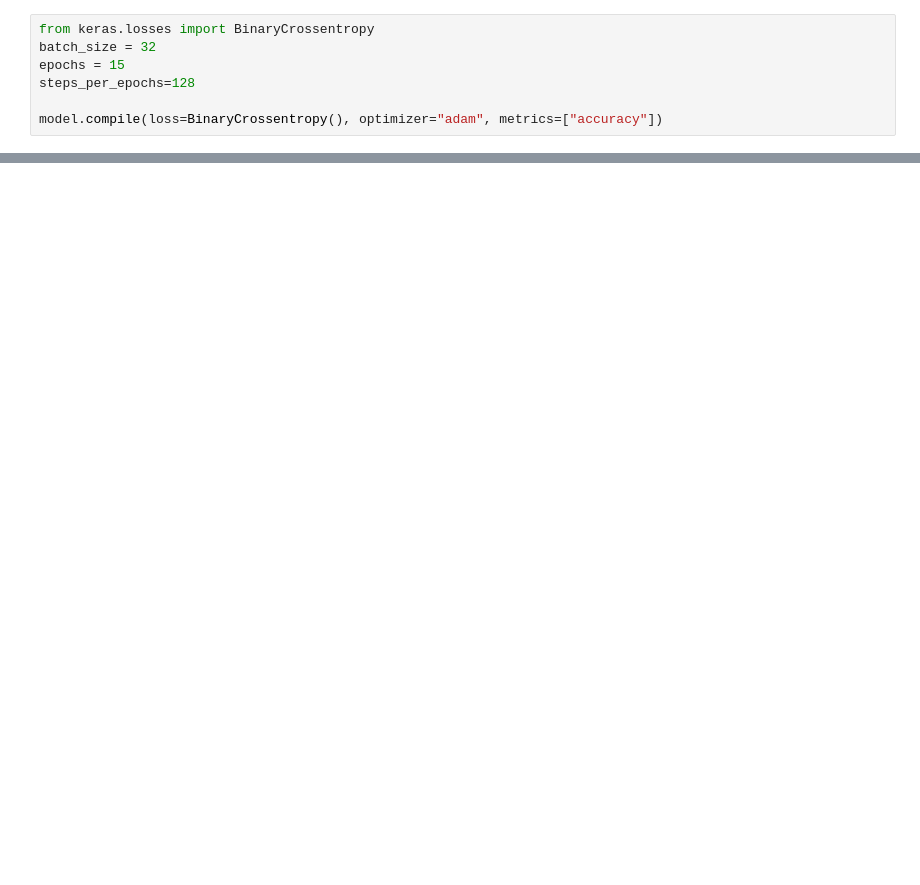
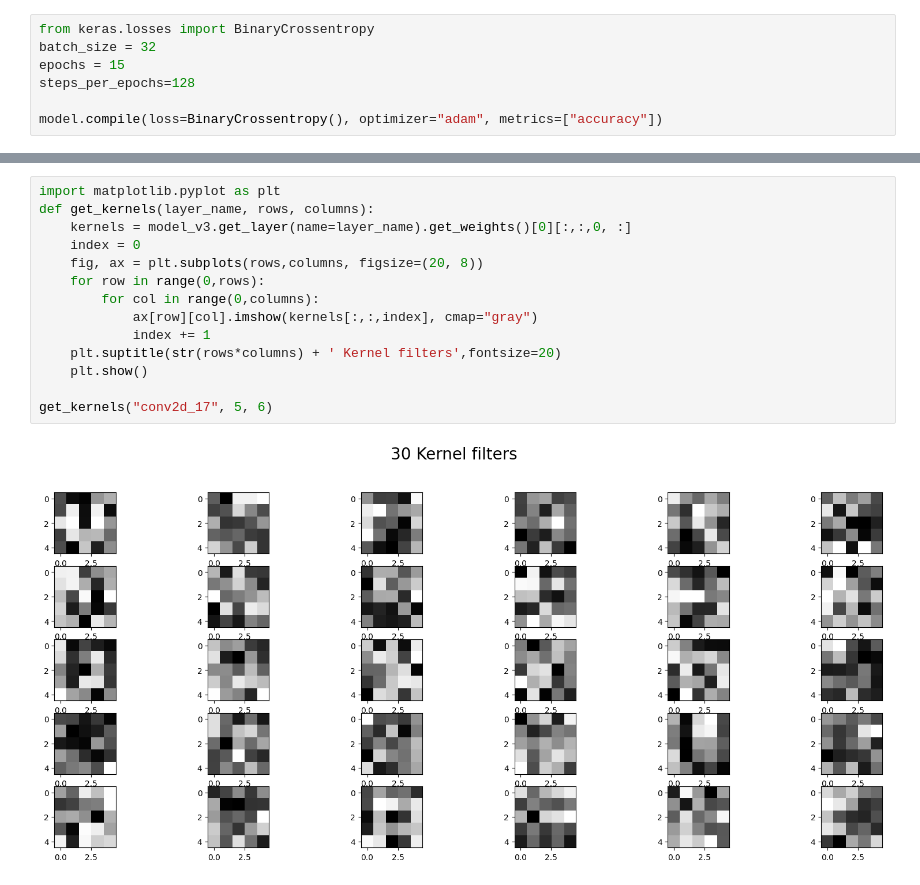
Before and after one commit to sandrosage/SDU_Project_DL, a Jupyter notebook: directory_order.ipynb, the cells around one changed output, grey strips where cells are left out. Drawn from its saved outputs; the diff is of its cells as text; blank space fills up the shorter version.

```diff
--- a/directory_order.ipynb
+++ b/directory_order.ipynb
@@ -129,0 +392,16 @@ KeyboardInterrupt:
+# %%
+import matplotlib.pyplot as plt
+def get_kernels(layer_name, rows, columns):
+    kernels = model_v3.get_layer(name=layer_name).get_weights()[0][:,:,0, :]
+    index = 0
+    fig, ax = plt.subplots(rows,columns, figsize=(20, 8))
+    for row in range(0,rows):
+        for col in range(0,columns):
+            ax[row][col].imshow(kernels[:,:,index], cmap="gray")
+            index += 1
+    plt.suptitle(str(rows*columns) + ' Kernel filters',fontsize=20)
+    plt.show()
+
+get_kernels("conv2d_17", 5, 6)
+# %% [output]
+[figure, added]
```
Also changed, not shown: parts of 18 cells of this notebook, 8 other files.
